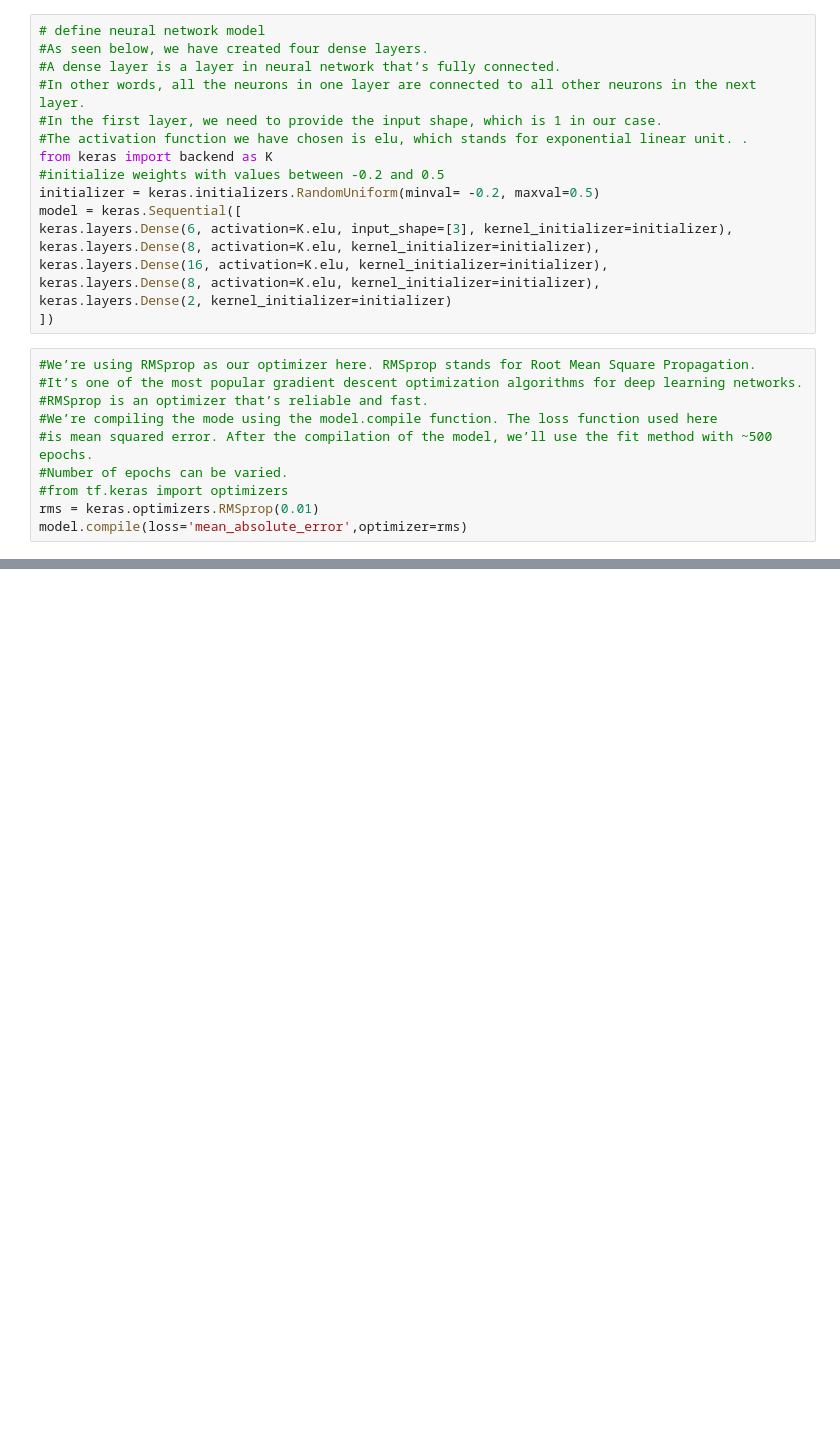
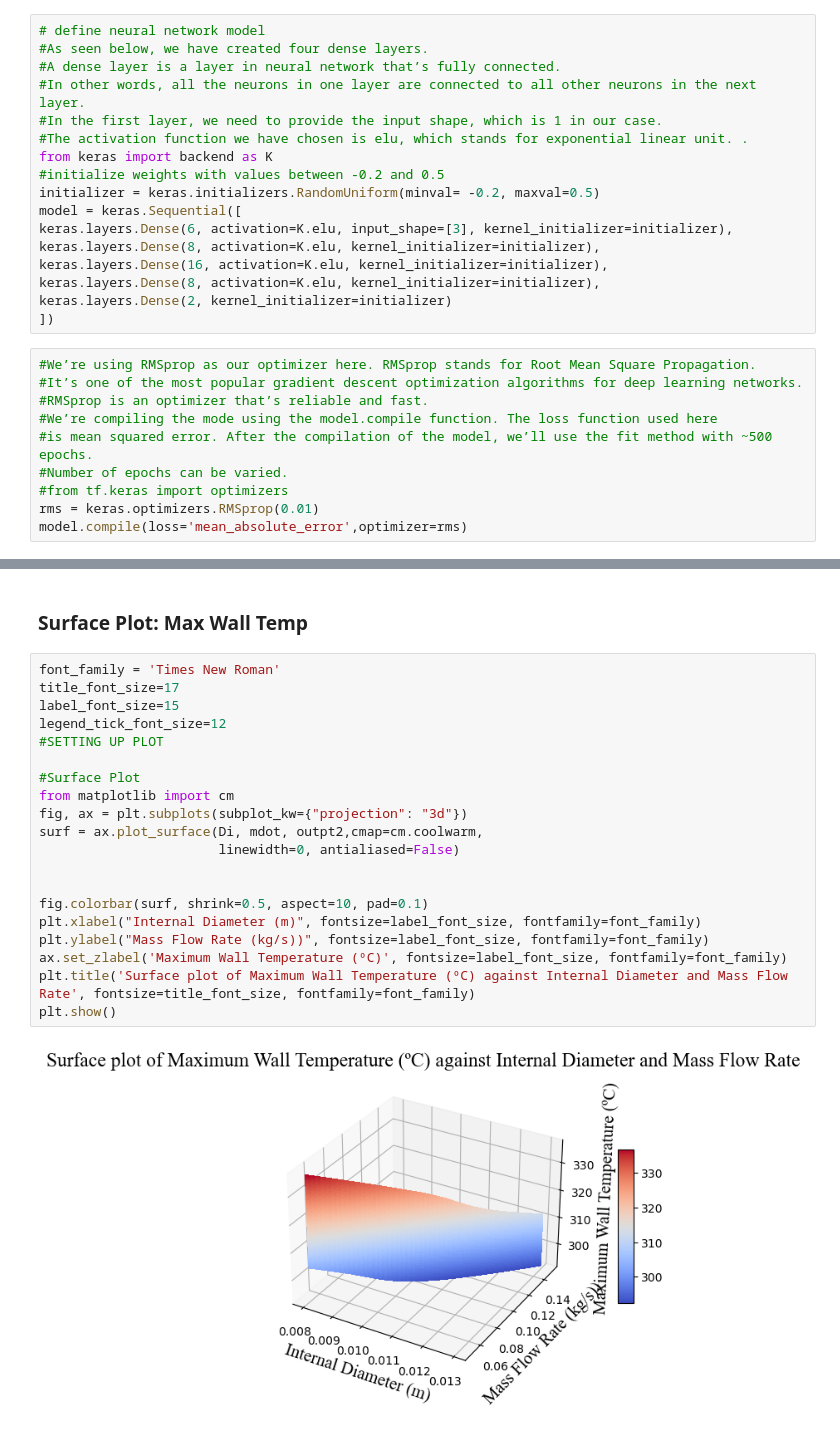
Before and after one commit to shawnkchan/ME249_P4, a Jupyter notebook: Project 4-Task 1.1.ipynb, the cells around one changed output, grey strips where cells are left out. Drawn from its saved outputs; the diff is of its cells as text; blank space fills up the shorter version.

```diff
--- a/Project 4-Task 1.1.ipynb
+++ b/Project 4-Task 1.1.ipynb
@@ -289,0 +507,24 @@ recon_model = keras.models.load_model("best_model")
+# %% [markdown]
+### Surface Plot: Max Wall Temp
+# %%
+font_family = 'Times New Roman'
+title_font_size=17
+label_font_size=15
+legend_tick_font_size=12
+#SETTING UP PLOT
+
+#Surface Plot
+from matplotlib import cm
+fig, ax = plt.subplots(subplot_kw={"projection": "3d"})
+surf = ax.plot_surface(Di, mdot, outpt2,cmap=cm.coolwarm,
+                       linewidth=0, antialiased=False)
+
+
+fig.colorbar(surf, shrink=0.5, aspect=10, pad=0.1)
+plt.xlabel("Internal Diameter (m)", fontsize=label_font_size, fontfamily=font_family)
+plt.ylabel("Mass Flow Rate (kg/s))", fontsize=label_font_size, fontfamily=font_family)
+ax.set_zlabel('Maximum Wall Temperature (ºC)', fontsize=label_font_size, fontfamily=font_family)
+plt.title('Surface plot of Maximum Wall Temperature (ºC) against Internal Diameter and Mass Flow Rate', fontsize=title_font_size, fontfamily=font_family)
+plt.show()
+# %% [output]
+[figure, added]
```
Also changed, not shown: parts of 30 cells of this notebook, 4 other files.
